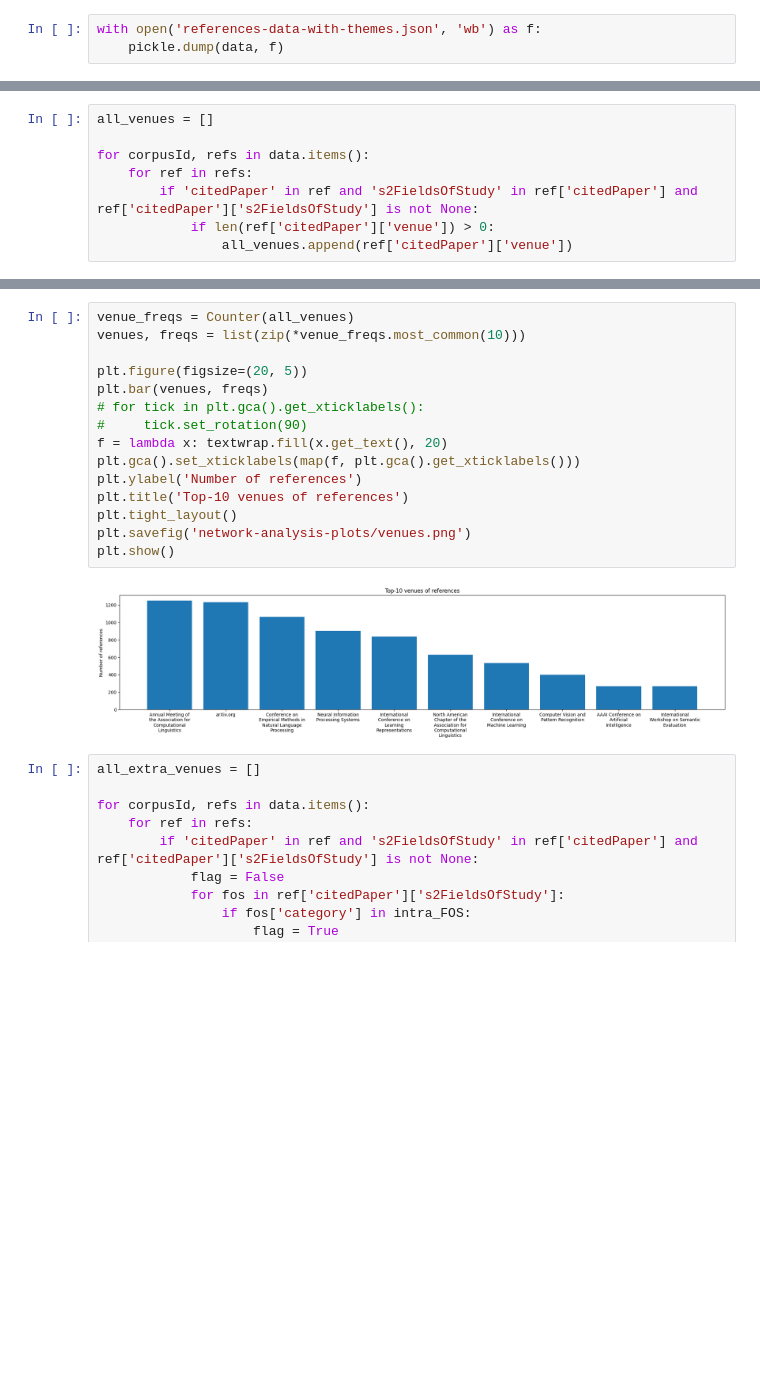
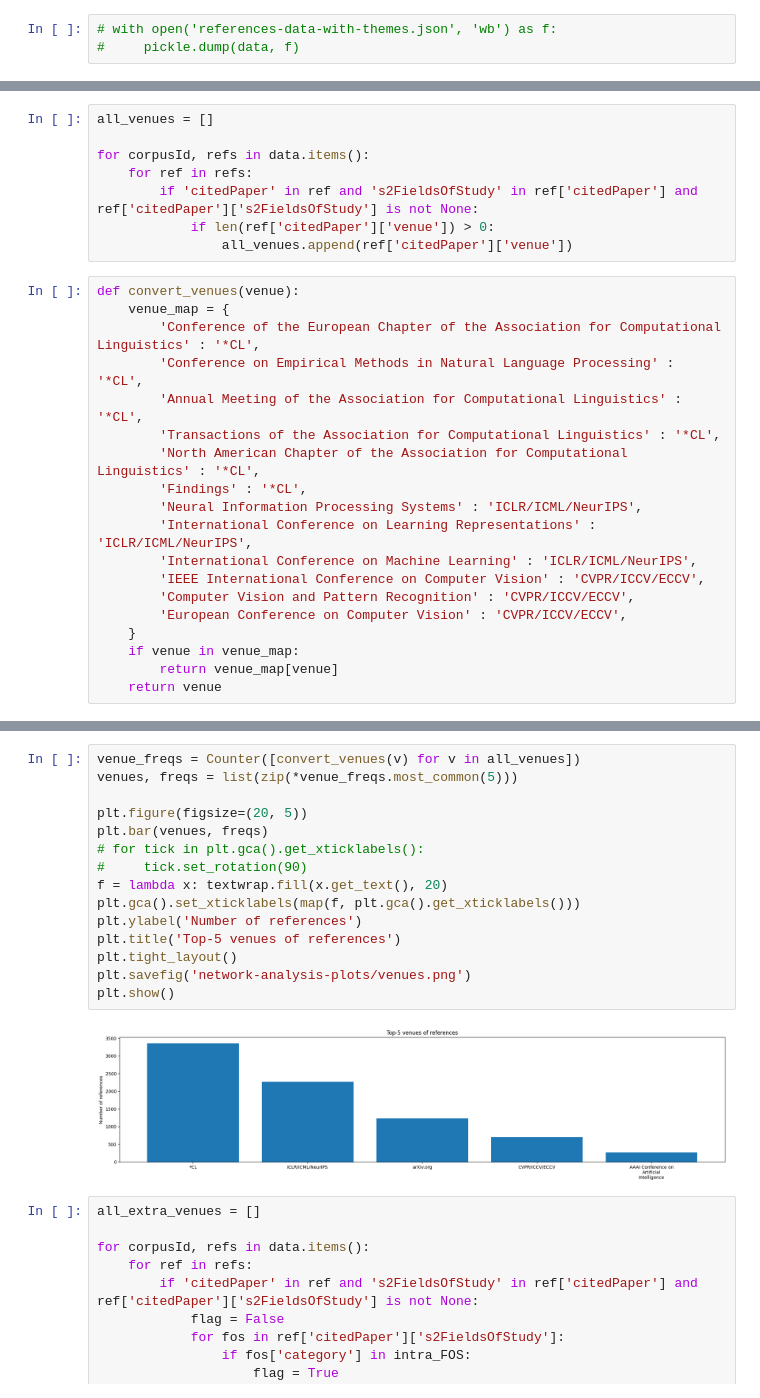
Before and after one commit to ArjunSubramonian/democratization-nlp, a Jupyter notebook: network-analysis.ipynb, the cells around one changed output, grey strips where cells are left out. Drawn from its saved outputs; the diff is of its cells as text; blank space fills up the shorter version.

```diff
--- a/network-analysis.ipynb
+++ b/network-analysis.ipynb
@@ -56,8 +57,8 @@ for idx, corpusId in enumerate(filtered_papers):
 480
 500
 # %%
-with open('references-data-with-themes.json', 'wb') as f:
-    pickle.dump(data, f)
+# with open('references-data-with-themes.json', 'wb') as f:
+#     pickle.dump(data, f)
 # %% [markdown]
 # Network analysis
 # %%
@@ -167,3 +179,22 @@ for corpusId, refs in data.items():
         if 'citedPaper' in ref and 's2FieldsOfStudy' in ref['citedPaper'] and ref['citedPaper']['s2FieldsOfStudy'] is not None:
             if len(ref['citedPaper']['venue']) > 0:
                 all_venues.append(ref['citedPaper']['venue'])
+# %%
+def convert_venues(venue):
+    venue_map = {
+        'Conference of the European Chapter of the Association for Computational Linguistics' : '*CL',
+        'Conference on Empirical Methods in Natural Language Processing' : '*CL',
+        'Annual Meeting of the Association for Computational Linguistics' : '*CL',
+        'Transactions of the Association for Computational Linguistics' : '*CL',
+        'North American Chapter of the Association for Computational Linguistics' : '*CL',
+        'Findings' : '*CL',
+        'Neural Information Processing Systems' : 'ICLR/ICML/NeurIPS',
+        'International Conference on Learning Representations' : 'ICLR/ICML/NeurIPS',
+        'International Conference on Machine Learning' : 'ICLR/ICML/NeurIPS',
+        'IEEE International Conference on Computer Vision' : 'CVPR/ICCV/ECCV',
+        'Computer Vision and Pattern Recognition' : 'CVPR/ICCV/ECCV',
+        'European Conference on Computer Vision' : 'CVPR/ICCV/ECCV',
+    }
+    if venue in venue_map:
+        return venue_map[venue]
+    return venue
@@ -170,20 +221,20 @@ for corpusId, refs in data.items():
 # %%
-venue_freqs = Counter(all_venues)
-venues, freqs = list(zip(*venue_freqs.most_common(10)))
+venue_freqs = Counter([convert_venues(v) for v in all_venues])
+venues, freqs = list(zip(*venue_freqs.most_common(5)))
 
 plt.figure(figsize=(20, 5))
 plt.bar(venues, freqs)
 # for tick in plt.gca().get_xticklabels():
 #     tick.set_rotation(90)
 f = lambda x: textwrap.fill(x.get_text(), 20)
 plt.gca().set_xticklabels(map(f, plt.gca().get_xticklabels()))
 plt.ylabel('Number of references')
-plt.title('Top-10 venues of references')
+plt.title('Top-5 venues of references')
 plt.tight_layout()
 plt.savefig('network-analysis-plots/venues.png')
 plt.show()
 # %% [output]
-[figure, old version]
+[figure, new version]
 # %%
 all_extra_venues = []
 
```
Also changed, not shown: parts of 7 cells of this notebook, 2 other files.
